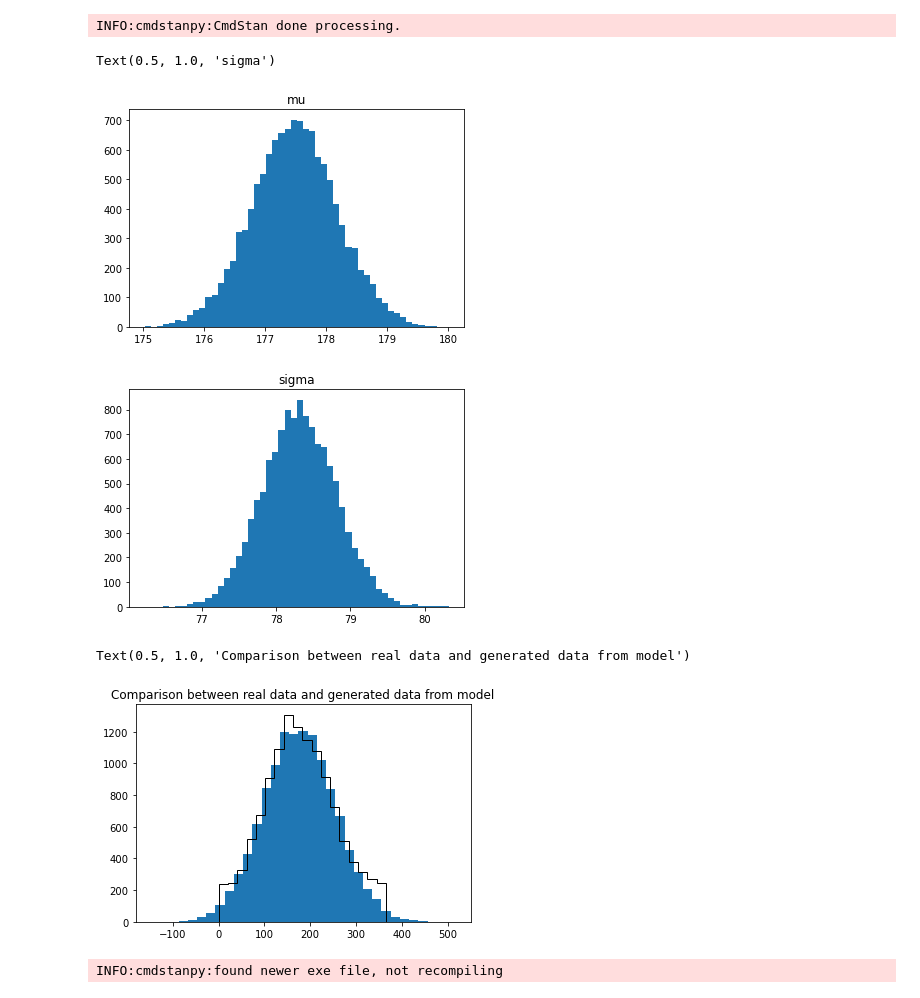
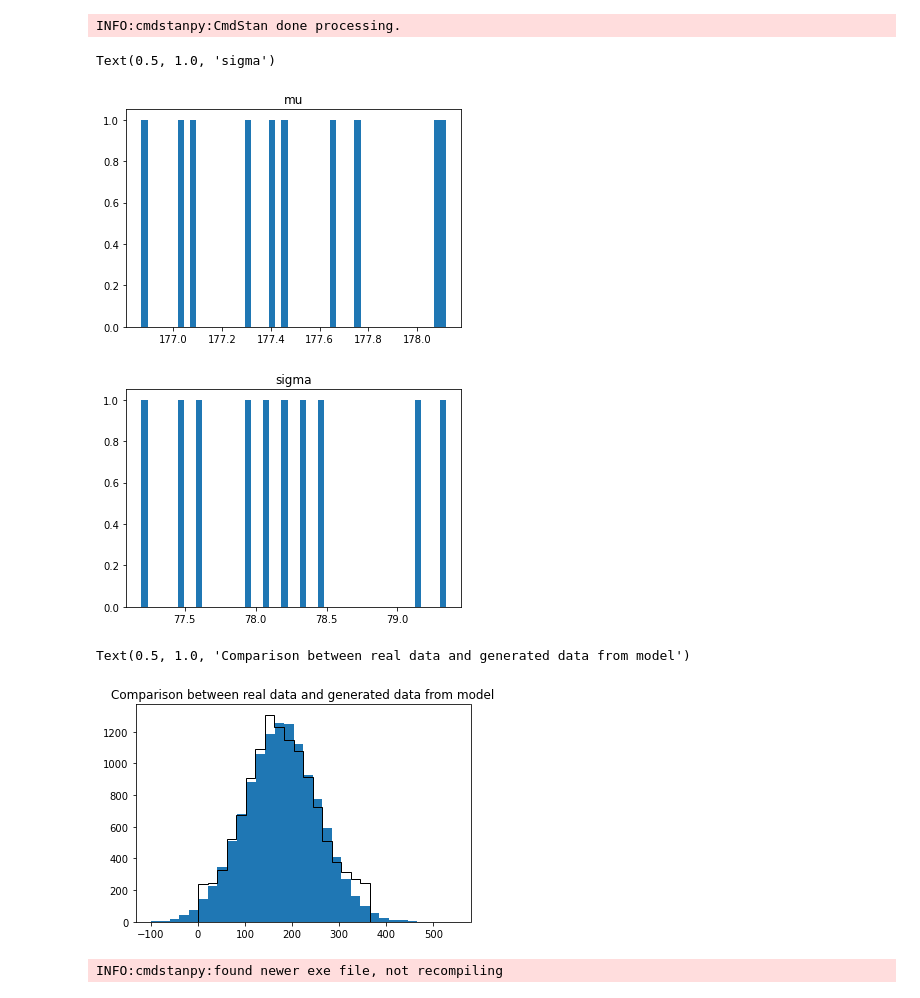
Before and after one commit to mck1303/DA_Project, a Jupyter notebook: DA.ipynb, the cells around one changed output. Cells and saved outputs as stored; diff of their text form; code cells hidden in the pictures.

Commit message:
Models ready

```diff
--- a/DA.ipynb
+++ b/DA.ipynb
@@ -107,7 +107,7 @@ model1_fit=CmdStanModel(stan_file='model1_fit.stan')
 INFO:cmdstanpy:found newer exe file, not recompiling
 # %%
 data=dict(N=len(days),probs=days)
-m2=model1_fit.sample(data=data,iter_sampling=len(days),chains=1)
+m2=model1_fit.sample(data=data,iter_sampling=10,chains=1)
 # %% [output]
 INFO:cmdstanpy:CmdStan start procesing
 chain 1 |          | 00:00 Status
@@ -124,18 +124,19 @@ plt.hist(sigma2,bins=50)[2]
 plt.title("sigma")
 # %% [output]
 Text(0.5, 1.0, 'sigma')
-[figure, old version]
+[figure, new version]
-[figure, old version]
+[figure, new version]
 # %%
-a=max(prob2)
-b=min(prob2)
+m=0
+a=max(prob2[m])
+b=min(prob2[m])
 
-plt.hist(prob2,bins=int((a-b)/20))[2]
+plt.hist(prob2[m],bins=int((a-b)/20))[2]
 plt.hist(days,bins=int(366/20),histtype='step',color='black')[2]
 plt.title("Comparison between real data and generated data from model")
 # %% [output]
 Text(0.5, 1.0, 'Comparison between real data and generated data from model')
-[figure, old version]
+[figure, new version]
 # %%
 model2_ppc=CmdStanModel(stan_file='model2_ppc.stan')
 # %% [output]
```
Also changed, not shown: parts of 15 cells of this notebook, 2 other files.
